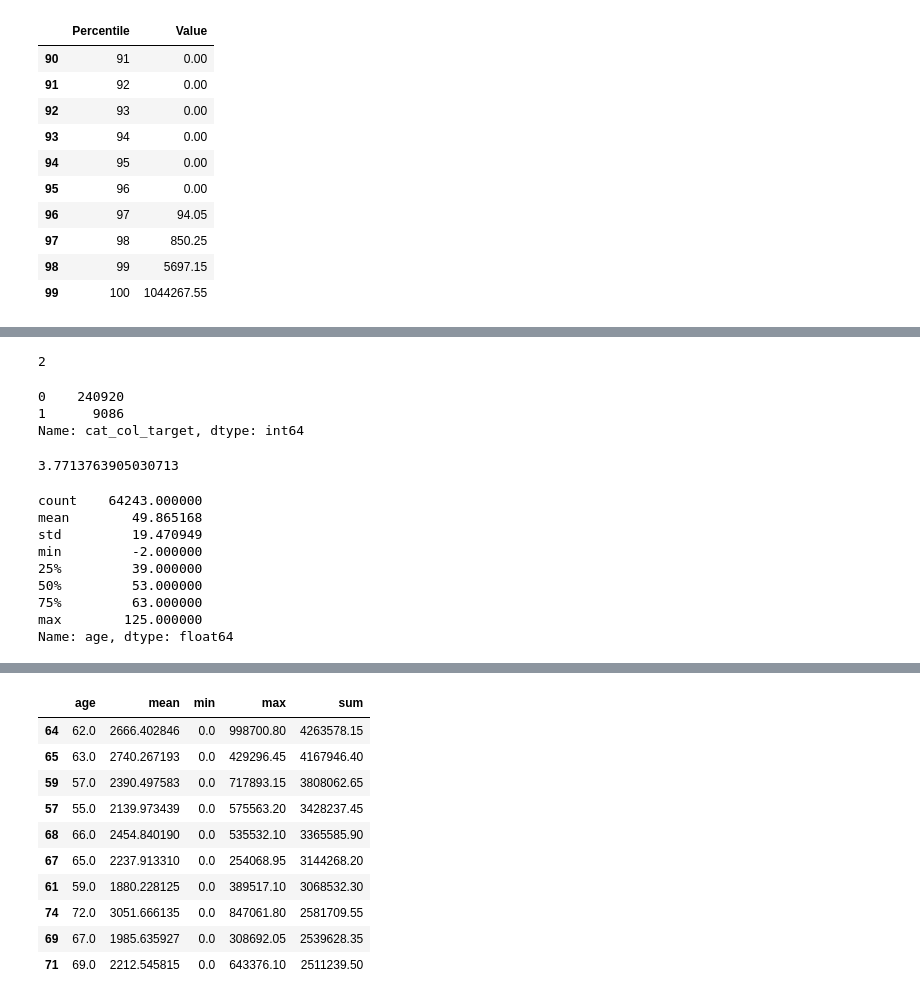
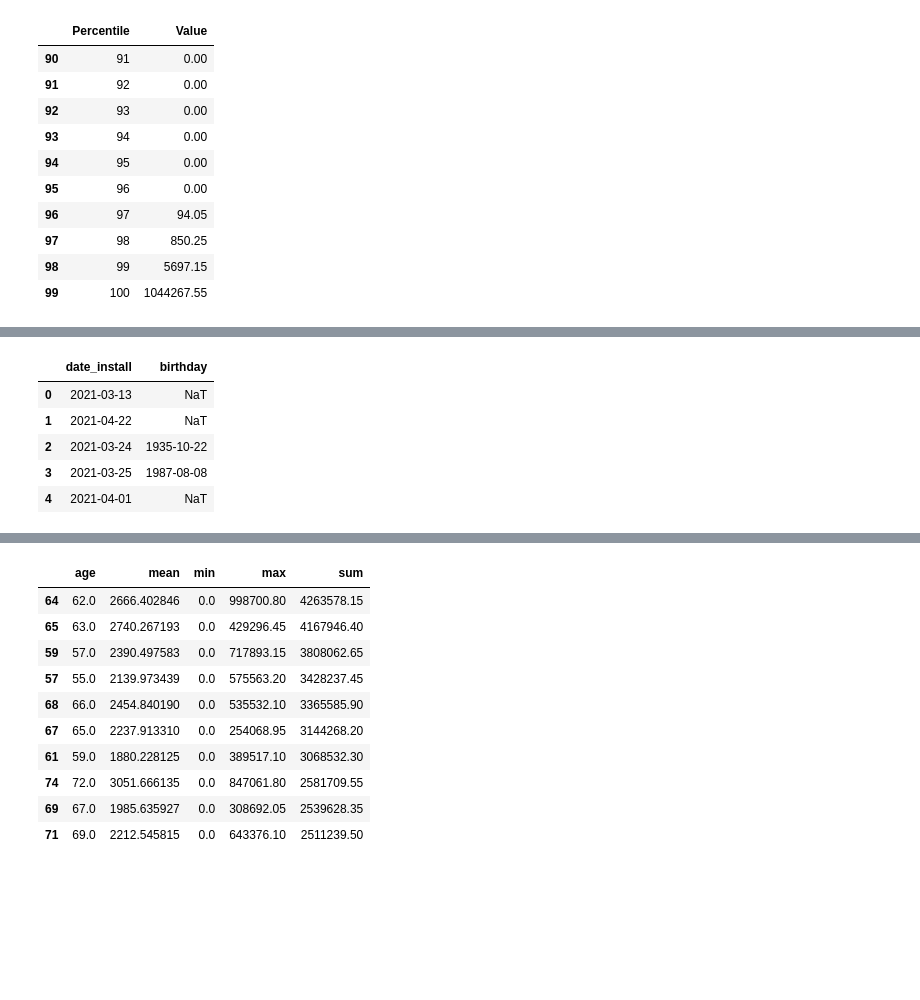
Before and after one commit to KurmangazyKarabekov/Dataset_decision, a Jupyter notebook: 1_EDA.ipynb, the cells around one changed output, grey strips where cells are left out. Saved outputs shown, nothing was run; the diff lists cells and outputs as text; code cells hidden in the pictures; blank space fills up the shorter version.

```diff
--- a/1_EDA.ipynb
+++ b/1_EDA.ipynb
@@ -157,18 +131,13 @@ plt.show()
-# %%
-df['cat_col_target'].nunique()
-# %% [output]
-2
-# %%
-df['cat_col_target'].value_counts()
-# %% [output]
-0    240920
-1      9086
-Name: cat_col_target, dtype: int64
-# %%
-9086/240920 * 100
-# %% [output]
-3.7713763905030713
 # %%
 df['birthday'] = pd.to_datetime(df['birthday'])
 df['date_install'] = pd.to_datetime(df['date_install'])
+# %%
+df.select_dtypes('datetime').head(5)
+# %% [output]
+|  | date_install | birthday |
+| 0 | 2021-03-13 | NaT |
+| 1 | 2021-04-22 | NaT |
+| 2 | 2021-03-24 | 1935-10-22 |
+| 3 | 2021-03-25 | 1987-08-08 |
+| 4 | 2021-04-01 | NaT |
 # %%
@@ -176,15 +145,3 @@ df['age'] = (df['date_install'] - df['birthday']).astype('<m8[Y]')
-# %%
-df.describe()['age']
-# %% [output]
-count    64243.000000
-mean        49.865168
-std         19.470949
-min         -2.000000
-25%         39.000000
-50%         53.000000
-75%         63.000000
-max        125.000000
-Name: age, dtype: float64
 # %%
 sns.histplot(df['age'])
 plt.title('Возраст игроков')
```
Also changed, not shown: parts of 25 cells of this notebook, 7 other files.
